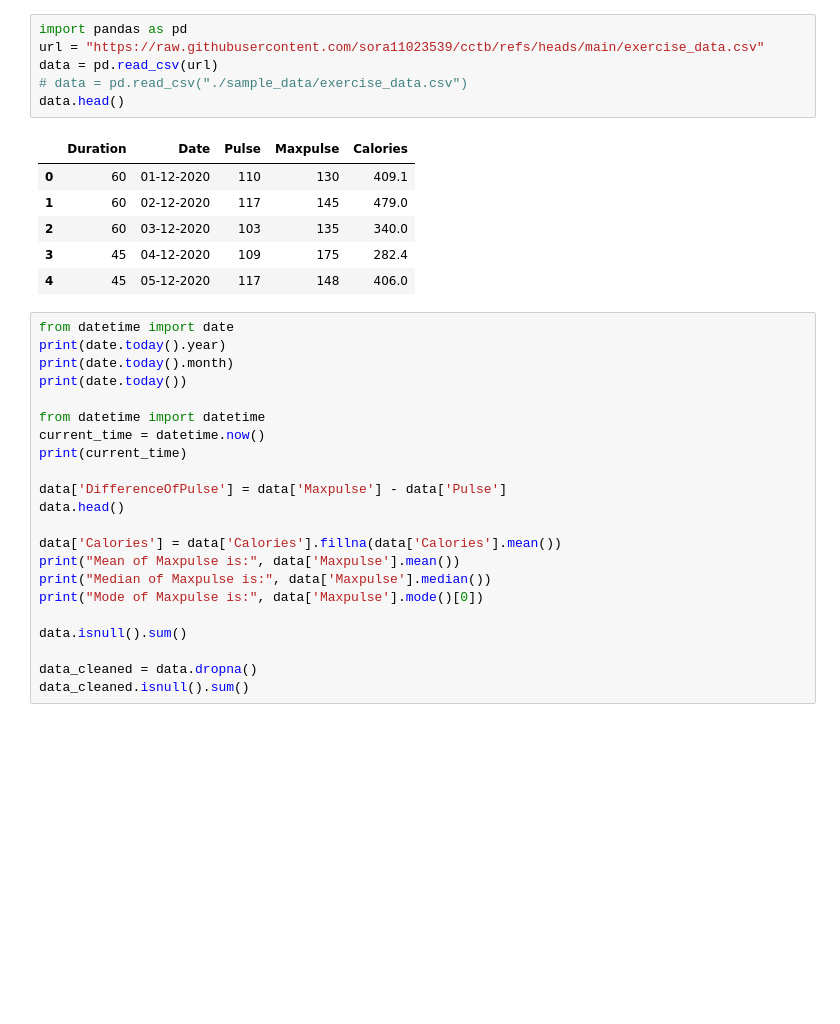
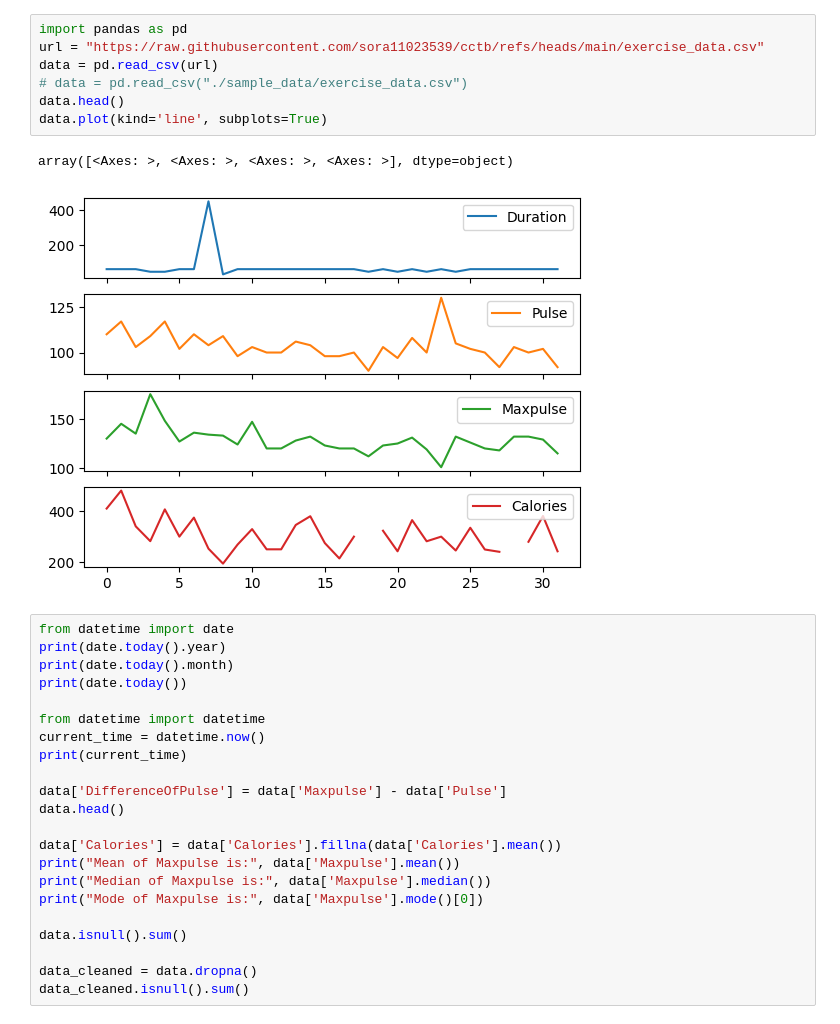
Before and after one commit to sora11023539/cctb, a Jupyter notebook: hello_world.ipynb, the cells around one changed output. Cells and saved outputs as stored; diff of their text form; blank space fills up the shorter version.

```diff
--- a/hello_world.ipynb
+++ b/hello_world.ipynb
@@ -3,16 +3,13 @@
 # %%
 import pandas as pd
 url = "https://raw.githubusercontent.com/sora11023539/cctb/refs/heads/main/exercise_data.csv"
 data = pd.read_csv(url)
 # data = pd.read_csv("./sample_data/exercise_data.csv")
 data.head()
+data.plot(kind='line', subplots=True)
 # %% [output]
-|  | Duration | Date | Pulse | Maxpulse | Calories |
-| 0 | 60 | 01-12-2020 | 110 | 130 | 409.1 |
-| 1 | 60 | 02-12-2020 | 117 | 145 | 479.0 |
-| 2 | 60 | 03-12-2020 | 103 | 135 | 340.0 |
-| 3 | 45 | 04-12-2020 | 109 | 175 | 282.4 |
-| 4 | 45 | 05-12-2020 | 117 | 148 | 406.0 |
+array([<Axes: >, <Axes: >, <Axes: >, <Axes: >], dtype=object)
+[figure, added]
 # %%
 from datetime import date
 print(date.today().year)
```
Also changed, not shown: parts of 1 cell of this notebook.
